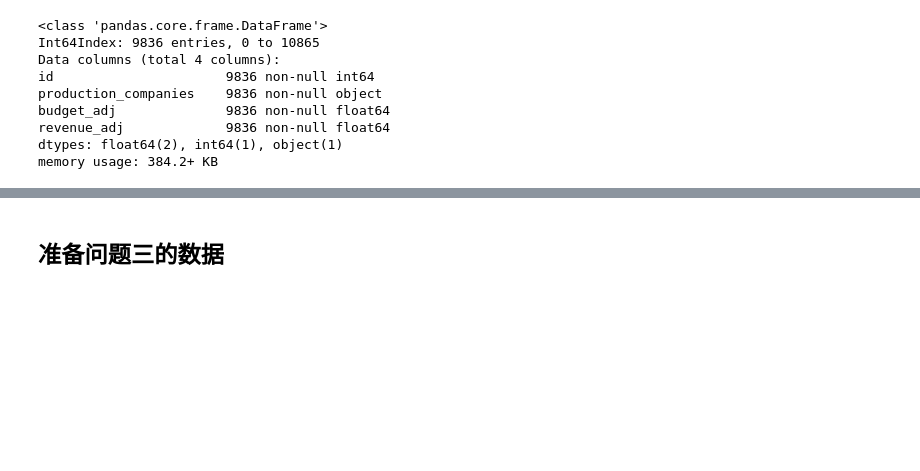
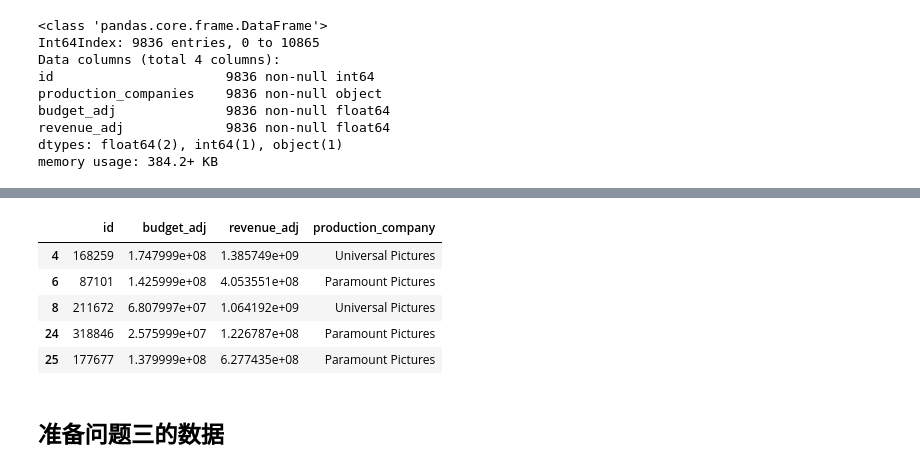
Before and after one commit to ZJsnowman/udacity, a Jupyter notebook: project3/project3.ipynb, the cells around one changed output, grey strips where cells are left out. Saved outputs shown, nothing was run; the diff lists cells and outputs as text; code cells hidden in the pictures; blank space fills up the shorter version.

```diff
--- a/project3/project3.ipynb
+++ b/project3/project3.ipynb
@@ -172 +205,11 @@ merge_q2_df=pd.merge(dropna_q2_df,split_company,on='id')
+# %%
+choose_melted_q2_df=melted_q2_df[(melted_q2_df.production_company=='Universal Pictures')|(melted_q2_df.production_company=='Paramount Pictures')]
+choose_melted_q2_df.head()
+# %% [output]
+|  | id | budget_adj | revenue_adj | production_company |
+| 4 | 168259 | 1.747999e+08 | 1.385749e+09 | Universal Pictures |
+| 6 | 87101 | 1.425999e+08 | 4.053551e+08 | Paramount Pictures |
+| 8 | 211672 | 6.807997e+07 | 1.064192e+09 | Universal Pictures |
+| 24 | 318846 | 2.575999e+07 | 1.226787e+08 | Paramount Pictures |
+| 25 | 177677 | 1.379999e+08 | 6.277435e+08 | Paramount Pictures |
 # %%
```
Also changed, not shown: parts of 5 cells of this notebook, 4 other files.
